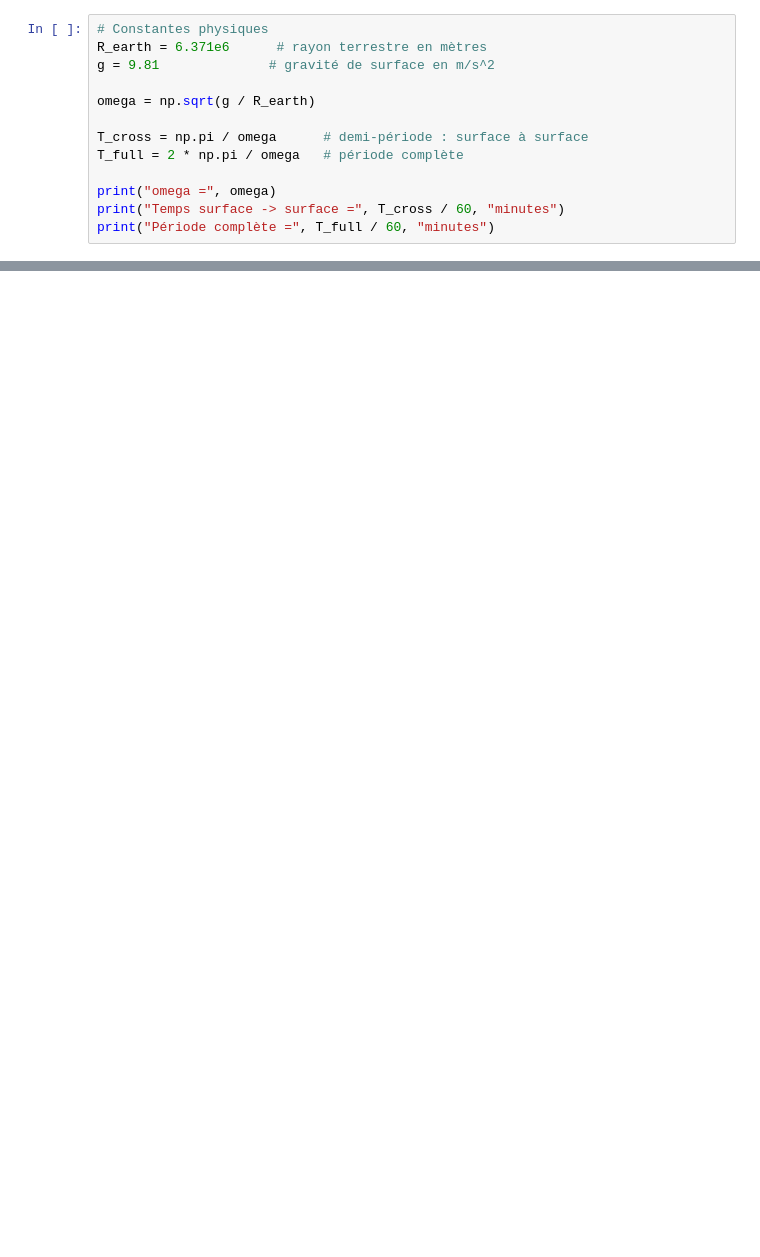
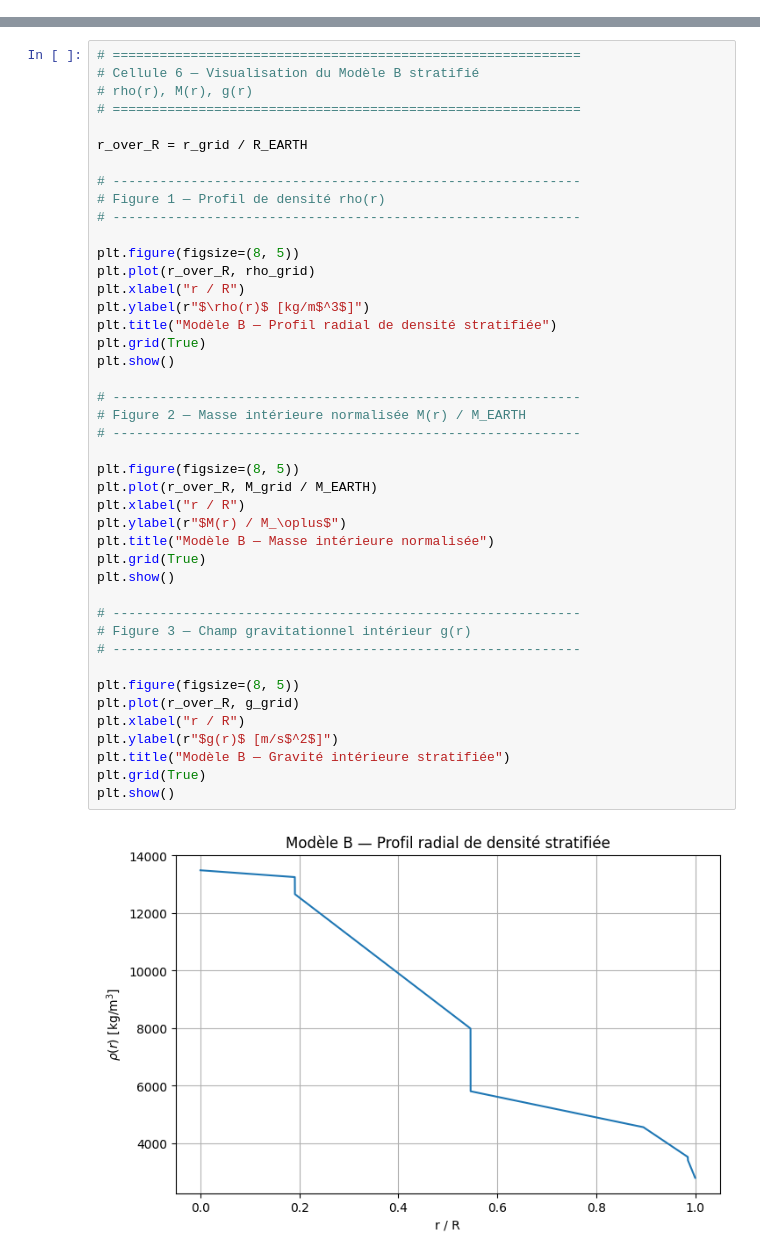
Before and after one commit to col38470682/GVH-Dynamique, a Jupyter notebook: notebooks/GVH_GravityTrain_Benchmark_0.1.ipynb, the cells around one changed output, grey strips where cells are left out. Drawn from its saved outputs; the diff is of its cells as text; blank space fills up the shorter version.

```diff
--- a/notebooks/GVH_GravityTrain_Benchmark_0.1.ipynb
+++ b/notebooks/GVH_GravityTrain_Benchmark_0.1.ipynb
@@ -62,13 +2,0 @@ import matplotlib.pyplot as plt
-# %%
-# Constantes physiques
-R_earth = 6.371e6      # rayon terrestre en mètres
-g = 9.81              # gravité de surface en m/s^2
-
-omega = np.sqrt(g / R_earth)
-
-T_cross = np.pi / omega      # demi-période : surface à surface
-T_full = 2 * np.pi / omega   # période complète
-
-print("omega =", omega)
-print("Temps surface -> surface =", T_cross / 60, "minutes")
-print("Période complète =", T_full / 60, "minutes")
@@ -257,0 +549,45 @@ Le module analytique-numérique du benchmark GVH Gravity-Train 0.1 est donc vali
+# %%
+# ============================================================
+# Cellule 6 — Visualisation du Modèle B stratifié
+# rho(r), M(r), g(r)
+# ============================================================
+
+r_over_R = r_grid / R_EARTH
+
+# ------------------------------------------------------------
+# Figure 1 — Profil de densité rho(r)
+# ------------------------------------------------------------
+
+plt.figure(figsize=(8, 5))
+plt.plot(r_over_R, rho_grid)
+plt.xlabel("r / R")
+plt.ylabel(r"$\rho(r)$ [kg/m$^3$]")
+plt.title("Modèle B — Profil radial de densité stratifiée")
+plt.grid(True)
+plt.show()
+
+# ------------------------------------------------------------
+# Figure 2 — Masse intérieure normalisée M(r) / M_EARTH
+# ------------------------------------------------------------
+
+plt.figure(figsize=(8, 5))
+plt.plot(r_over_R, M_grid / M_EARTH)
+plt.xlabel("r / R")
+plt.ylabel(r"$M(r) / M_\oplus$")
+plt.title("Modèle B — Masse intérieure normalisée")
+plt.grid(True)
+plt.show()
+
+# ------------------------------------------------------------
+# Figure 3 — Champ gravitationnel intérieur g(r)
+# ------------------------------------------------------------
+
+plt.figure(figsize=(8, 5))
+plt.plot(r_over_R, g_grid)
+plt.xlabel("r / R")
+plt.ylabel(r"$g(r)$ [m/s$^2$]")
+plt.title("Modèle B — Gravité intérieure stratifiée")
+plt.grid(True)
+plt.show()
+# %% [output]
+[figure, added]
```
Also changed, not shown: parts of 59 cells of this notebook.
